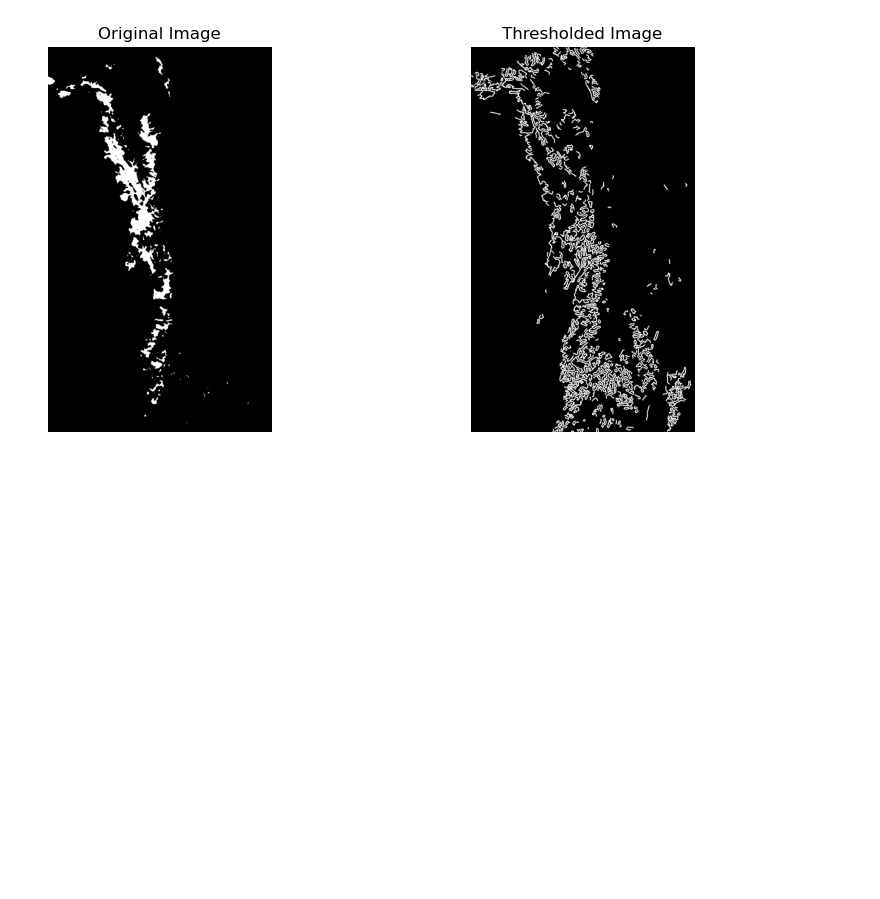
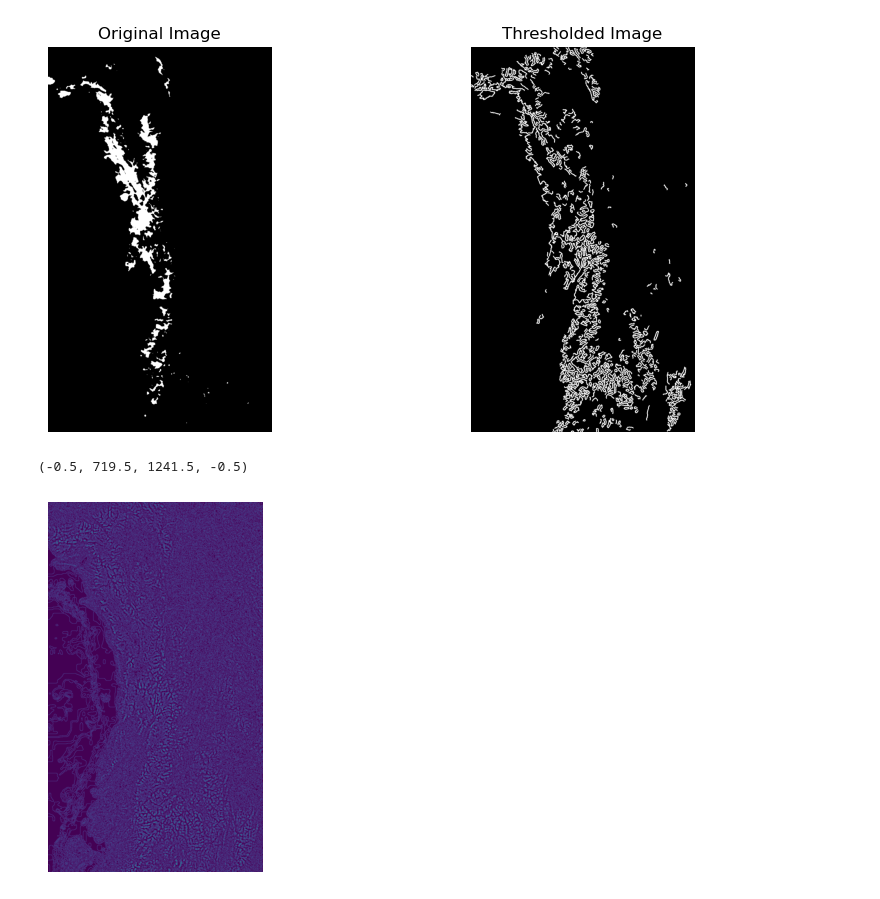
Before and after one commit to harsh125op/waterLevel, a Jupyter notebook: 1_Image_Process.ipynb, the cells around one changed output. Drawn from its saved outputs; the diff is of its cells as text; code cells hidden in the pictures; blank space fills up the shorter version.

```diff
--- a/1_Image_Process.ipynb
+++ b/1_Image_Process.ipynb
@@ -219,3 +219,15 @@ axs[1].set_title('Thresholded Image')
 plt.show()
 # %% [output]
 [figure]
+# %%
+y3 = np.array([[0, -1, 0],
+               [-1, 4, -1],
+               [0, -1, 0]])
+
+# Apply the kernel using filter2D
+filtered_img = cv2.filter2D(orignal_img, -1, y3)
+plt.imshow(filtered_img)
+plt.axis('off')
+# %% [output]
+(-0.5, 719.5, 1241.5, -0.5)
+[figure, added]
```
